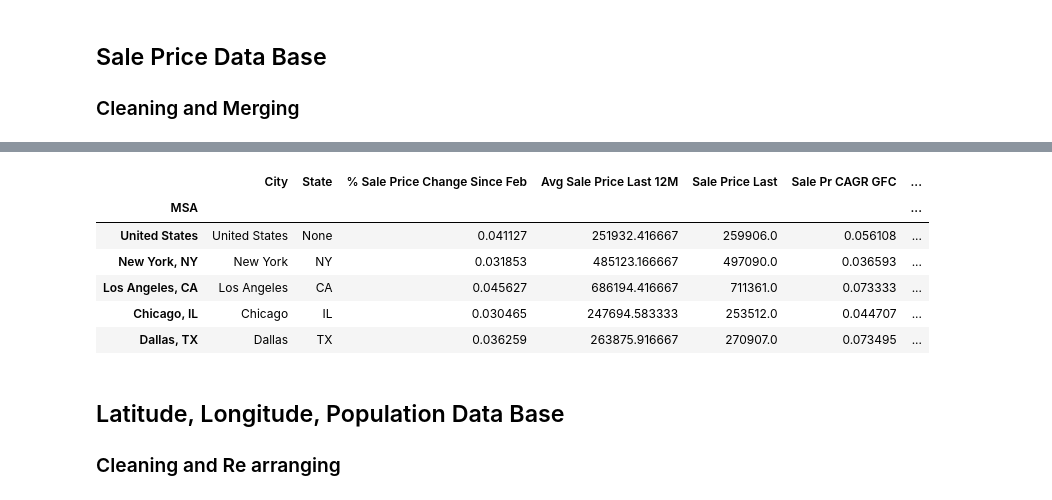
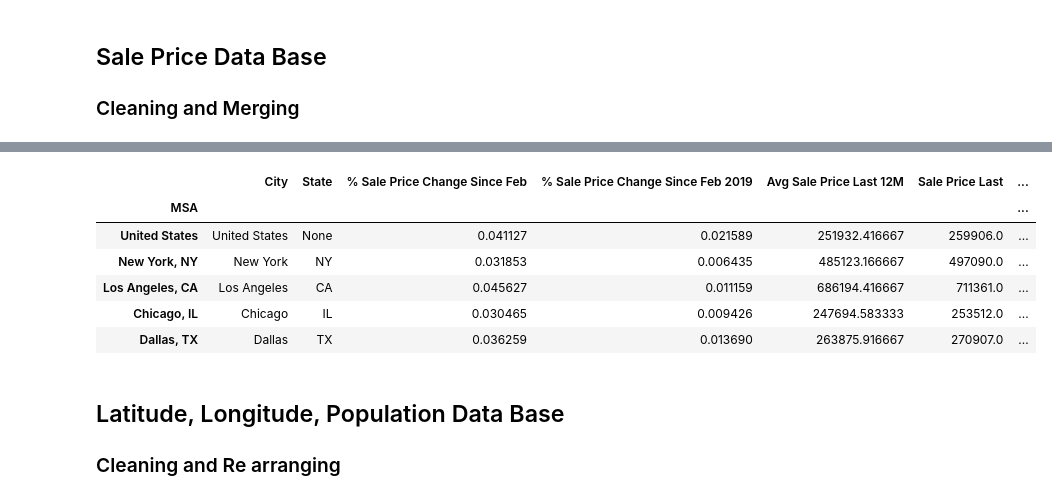
Before and after one commit to Luminous171/Project_1, a Jupyter notebook: Python_Files/clean_data_bases_2020.11.10.ipynb, the cells around one changed output, grey strips where cells are left out. Cells and saved outputs as stored; diff of their text form; code cells hidden in the pictures.

```diff
--- a/Python_Files/clean_data_bases_2020.11.10.ipynb
+++ b/Python_Files/clean_data_bases_2020.11.10.ipynb
@@ -52,15 +52,19 @@ house_price_df['MSA']=house_price_df['City']+', '+house_price_df['State']
 # Replace United States that is NAN. Confirmed is the only null with house_price_df['MSA'].isna().sum()
 house_price_df['MSA'].fillna('United States',inplace=True)
 
-house_price_df.set_index('MSA',inplace=True)
+# Change name of MSa to Date and create an index
+# DELETE house_price_df.rename(columns={'MSA':'Date'},inplace=True)
+# DELETE: house_price_df.set_index('Date',inplace=True)
 
 house_price_df=house_price_df.drop(columns=['city_interim','State', 'City', 'Extra1','MSA_interim'])
-
+house_price_df.set_index('MSA',inplace=True)
 
 # Transpose dataframe
 house_price_df=house_price_df.transpose()
 # Drop the name that would look as the name of the index otherwise
 house_price_df.columns.name = None
+# set index
+house_price_df.index.rename('Date',inplace=True)
 
 
 house_price_df.head(5)
@@ -84,6 +89,17 @@ change_since_feb=house_price_df.loc[end_date]/house_price_df.loc[start_date]-1
 
 # sale_stats_df=pd.DataFrame([[change_since_feb,avg_last_12m]],columns=['% Change Since Feb','AVG Last 12M'])
 sale_stats_df=pd.DataFrame(change_since_feb,columns=['% Sale Price Change Since Feb'])
+
+# Similar change but for prior year (no covid); to be used as control
+# Change in price since February, prior to COVID hit in March
+end_date='9/30/2019'
+start_date='2/28/2019'
+change_since_feb_2019=house_price_df.loc[end_date]/house_price_df.loc[start_date]-1
+# add column
+sale_stats_df['% Sale Price Change Since Feb 2019']=change_since_feb_2019
+
+
+
 
 
 # df.index = df["Index Title"]
@@ -124,3 +140,19 @@ sale_stats_df['Sale Pr CAGR GFC']=(sale_stats_df['Sale Price Last']/sale_stats_d
 monthly_returns_sales_df=house_price_df.pct_change()
 monthly_std_sales_df=monthly_returns_sales_df.std()#* np.sqrt(12)
 sale_stats_df['Sale Pr Standard Deviation']=monthly_returns_sales_df.std()* np.sqrt(12)
+
+# Create columns with city and state to allow more flexibility when showing data
+# sale_stats_df[['City','State']] = sale_stats_df['MSA'].str.split(", ", n = 1, expand=True) # Split City from text string
+sale_stats_df.reset_index(inplace=True)
+
+# Delete the existing name of the index
+# sale_stats_df.columns.name = None
+# Replace name of column that was mislabeled after transposing / Rename index
+sale_stats_df.rename(columns={'index':'MSA'}, inplace= True)
+
+
+sale_stats_df[['City','State']] = sale_stats_df['MSA'].str.split(", ", n = 1, expand=True) # Split City from text string
+sale_stats_df.set_index('MSA',inplace=True)
+
+
+sale_stats_df
@@ -135,17 +179,17 @@ sale_stats_df.set_index('MSA',inplace=True)
 # %%
 # re arrange order and drop columns we do not need
-sale_stats_df=sale_stats_df[['City','State','% Sale Price Change Since Feb', 'Avg Sale Price Last 12M', 'Sale Price Last', 'Sale Pr CAGR GFC','Sale Pr Standard Deviation']]
+sale_stats_df=sale_stats_df[['City','State','% Sale Price Change Since Feb', '% Sale Price Change Since Feb 2019','Avg Sale Price Last 12M', 'Sale Price Last', 'Sale Pr CAGR GFC','Sale Pr Standard Deviation']]
 sale_stats_df.head(5)
 
 # sale_stats_df[sale_stats_df['City']=='Longview']
 # %% [output]
-|  | City | State | % Sale Price Change Since Feb | Avg Sale Price Last 12M | Sale Price Last | Sale Pr CAGR GFC | ... |
+|  | City | State | % Sale Price Change Since Feb | % Sale Price Change Since Feb 2019 | Avg Sale Price Last 12M | Sale Price Last | ... |
 | MSA |  |  |  |  |  |  | ... |
-| United States | United States | None | 0.041127 | 251932.416667 | 259906.0 | 0.056108 | ... |
-| New York, NY | New York | NY | 0.031853 | 485123.166667 | 497090.0 | 0.036593 | ... |
-| Los Angeles, CA | Los Angeles | CA | 0.045627 | 686194.416667 | 711361.0 | 0.073333 | ... |
-| Chicago, IL | Chicago | IL | 0.030465 | 247694.583333 | 253512.0 | 0.044707 | ... |
-| Dallas, TX | Dallas | TX | 0.036259 | 263875.916667 | 270907.0 | 0.073495 | ... |
+| United States | United States | None | 0.041127 | 0.021589 | 251932.416667 | 259906.0 | ... |
+| New York, NY | New York | NY | 0.031853 | 0.006435 | 485123.166667 | 497090.0 | ... |
+| Los Angeles, CA | Los Angeles | CA | 0.045627 | 0.011159 | 686194.416667 | 711361.0 | ... |
+| Chicago, IL | Chicago | IL | 0.030465 | 0.009426 | 247694.583333 | 253512.0 | ... |
+| Dallas, TX | Dallas | TX | 0.036259 | 0.013690 | 263875.916667 | 270907.0 | ... |
 # %% [markdown]
 ## Latitude, Longitude, Population Data Base
 ### Cleaning and Re arranging
```
Also changed, not shown: parts of 11 cells of this notebook.
